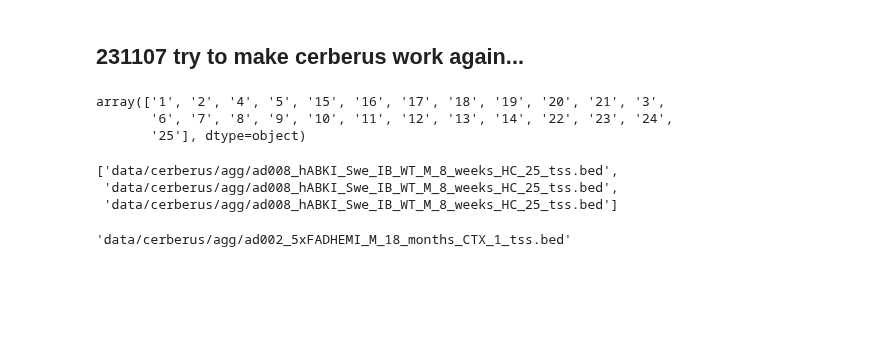
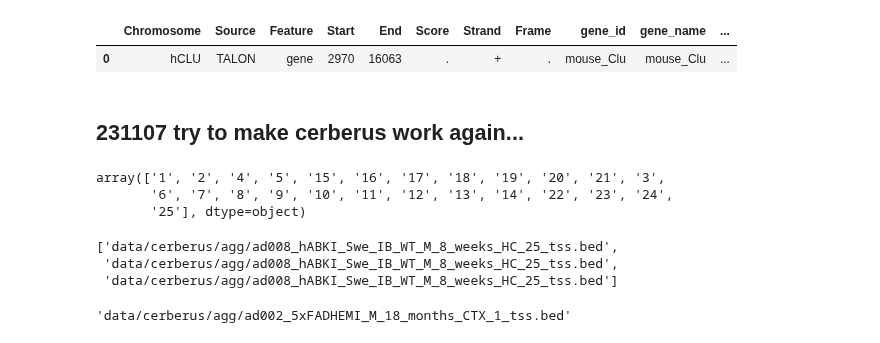
Before and after one commit to gfilimban/modelad_pipeline, a Jupyter notebook: proc_update/snakemake_dev.ipynb, the cells around one changed output. Drawn from its saved outputs; the diff is of its cells as text; code cells hidden in the pictures; blank space fills up the shorter version.

```diff
--- a/proc_update/snakemake_dev.ipynb
+++ b/proc_update/snakemake_dev.ipynb
@@ -20,0 +49,15 @@ with open(config_file) as f:
+# %%
+# concat and update the
+df = pd.concat([m_df, h_df], ignore_index=True, axis=0)
+gene_entries = df.loc[df.Feature=='gene'].copy(deep=True)
+if len(gene_entries.index) == 2:
+    gene_end = gene_entries.End.max(0)
+    gene_start = gene_entries.Start.min(0)
+    df.drop(gene_entries.index.tolist()[1], axis=0, inplace=True)
+    df.loc[df.Feature=='gene', 'Start'] = gene_start
+    df.loc[df.Feature=='gene', 'End'] = gene_end
+# %%
+df.loc[df.Feature=='gene']
+# %% [output]
+|  | Chromosome | Source | Feature | Start | End | Score | Strand | Frame | gene_id | gene_name | ... |
+| 0 | hCLU | TALON | gene | 2970 | 16063 | . | + | . | mouse_Clu | mouse_Clu | ... |
```
Also changed, not shown: parts of 7 cells of this notebook, 2 other files.
